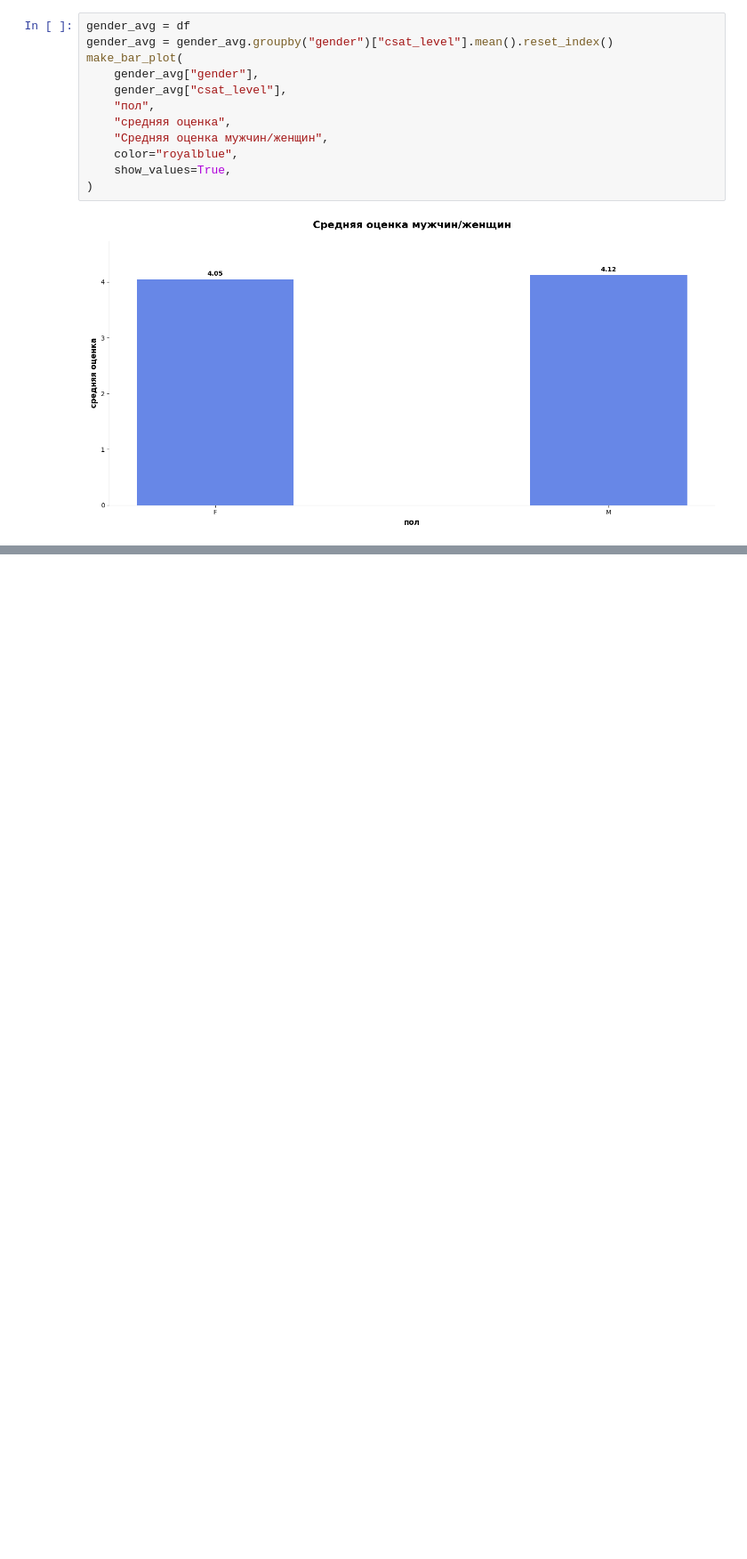
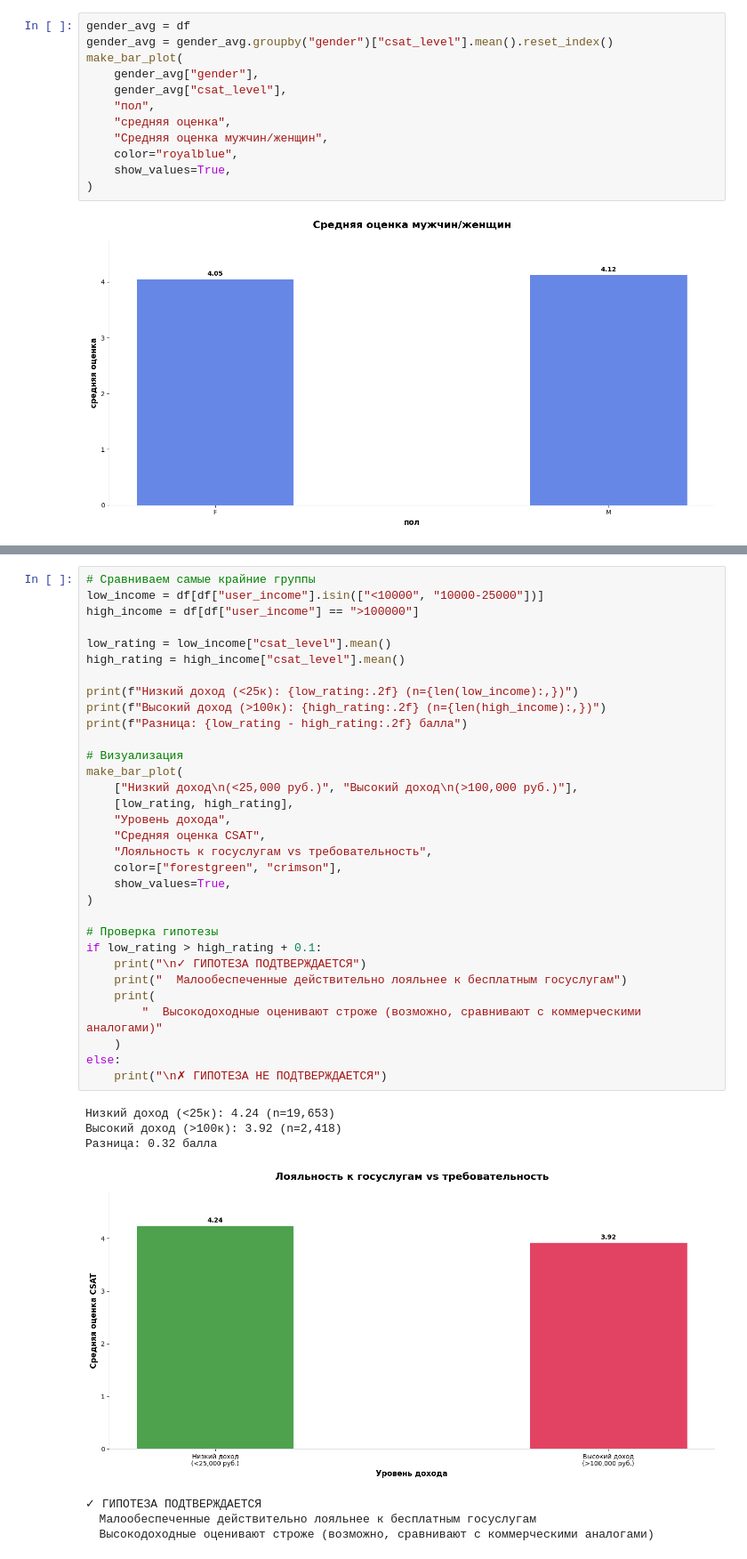
Before and after one commit to katePPkate/Project_Practicum_2025, a Jupyter notebook: Checkpoint1_20_Ваганов_Валова_Волык.ipynb, the cells around one changed output, grey strips where cells are left out. Shown at 89% size. Saved outputs shown, nothing was run; the diff lists cells and outputs as text; blank space fills up the shorter version.

```diff
--- a/Checkpoint1_20_Ваганов_Валова_Волык.ipynb
+++ b/Checkpoint1_20_Ваганов_Валова_Волык.ipynb
@@ -382,0 +437,40 @@ make_bar_plot(
+# %%
+# Сравниваем самые крайние группы
+low_income = df[df["user_income"].isin(["<10000", "10000-25000"])]
+high_income = df[df["user_income"] == ">100000"]
+
+low_rating = low_income["csat_level"].mean()
+high_rating = high_income["csat_level"].mean()
+
+print(f"Низкий доход (<25к): {low_rating:.2f} (n={len(low_income):,})")
+print(f"Высокий доход (>100к): {high_rating:.2f} (n={len(high_income):,})")
+print(f"Разница: {low_rating - high_rating:.2f} балла")
+
+# Визуализация
+make_bar_plot(
+    ["Низкий доход\n(<25,000 руб.)", "Высокий доход\n(>100,000 руб.)"],
+    [low_rating, high_rating],
+    "Уровень дохода",
+    "Средняя оценка CSAT",
+    "Лояльность к госуслугам vs требовательность",
+    color=["forestgreen", "crimson"],
+    show_values=True,
+)
+
+# Проверка гипотезы
+if low_rating > high_rating + 0.1:
+    print("\n✓ ГИПОТЕЗА ПОДТВЕРЖДАЕТСЯ")
+    print("  Малообеспеченные действительно лояльнее к бесплатным госуслугам")
+    print(
+        "  Высокодоходные оценивают строже (возможно, сравнивают с коммерческими аналогами)"
+    )
+else:
+    print("\n✗ ГИПОТЕЗА НЕ ПОДТВЕРЖДАЕТСЯ")
+# %% [output]
+Низкий доход (<25к): 4.24 (n=19,653)
+Высокий доход (>100к): 3.92 (n=2,418)
+Разница: 0.32 балла
+[figure, added]
+✓ ГИПОТЕЗА ПОДТВЕРЖДАЕТСЯ
+  Малообеспеченные действительно лояльнее к бесплатным госуслугам
+  Высокодоходные оценивают строже (возможно, сравнивают с коммерческими аналогами)
```
Also changed, not shown: parts of 11 cells of this notebook.
